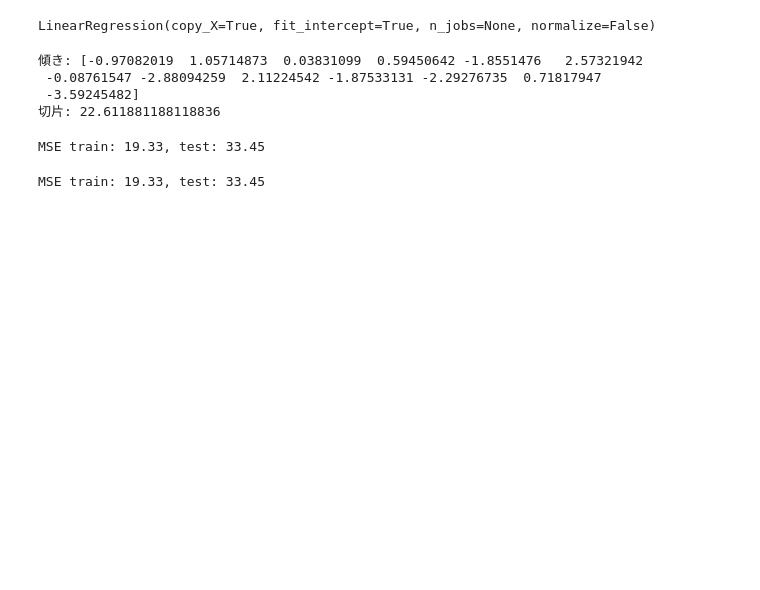
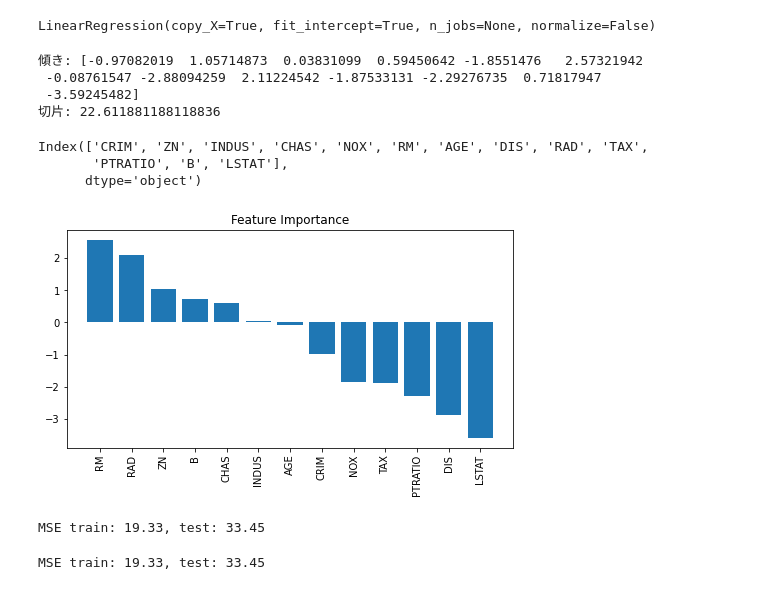
Before and after one commit to ayukat1016/scikit_handbook, a Jupyter notebook: chapter3/section3_2_2.ipynb, the cells around one changed output. Drawn from its saved outputs; the diff is of its cells as text; code cells hidden in the pictures; blank space fills up the shorter version.

Commit message:
add plot of feature importance

```diff
--- a/chapter3/section3_2_2.ipynb
+++ b/chapter3/section3_2_2.ipynb
@@ -82,6 +99,34 @@ print('切片:', model.intercept_)
  -0.08761547 -2.88094259  2.11224542 -1.87533131 -2.29276735  0.71817947
  -3.59245482]
 切片: 22.611881188118836
+# %%
+# 特徴量の列テキスト表示
+X_columns = df.columns[0:13]
+X_columns
+# %% [output]
+Index(['CRIM', 'ZN', 'INDUS', 'CHAS', 'NOX', 'RM', 'AGE', 'DIS', 'RAD', 'TAX',
+       'PTRATIO', 'B', 'LSTAT'],
+      dtype='object')
+# %%
+# 特徴量重要性を計算
+importances = model.coef_
+
+# 特徴量重要性を降順にソート
+indices = np.argsort(importances)[::-1]
+
+# 特徴量の名前を、ソートした順に並び替え
+names = [X_columns[i] for i in indices]
+
+# 傾きのパラメータを用いて、住宅価格に影響を及ぼす特徴量を可視化
+# RM(平均部屋数)は住宅価格上昇の影響を及ぼし、LSTAT（低所得者の割合）は下落の影響を及ぼす
+plt.figure(figsize=(8,4)) #プロットのサイズ指定
+plt.title("Feature Importance") # プロットのタイトルを作成
+plt.bar(range(df.iloc[:, 1:].shape[1]), importances[indices]) # 棒グラフを追加
+plt.xticks(range(df.iloc[:, 1:].shape[1]), names, rotation=90) # X軸に特徴量の名前を追加
+
+plt.show() # プロットを表示
+# %% [output]
+[figure, added]
 # %%
 # 訓練データ、テストデータの住宅価格を予測
 y_train_pred = model.predict(X_train_std)
```
Also changed, not shown: parts of 5 cells of this notebook.
